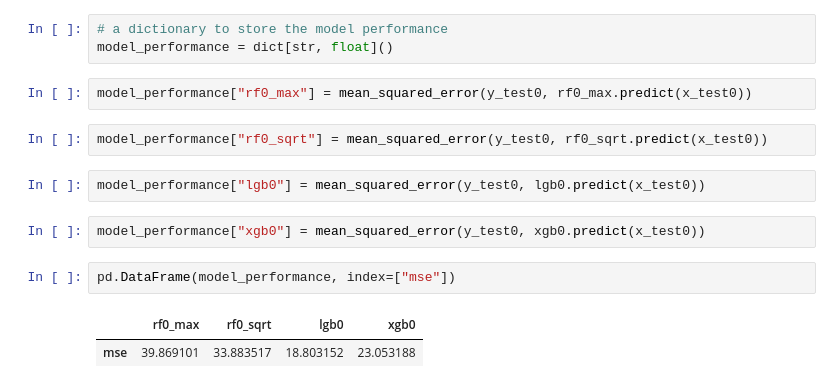
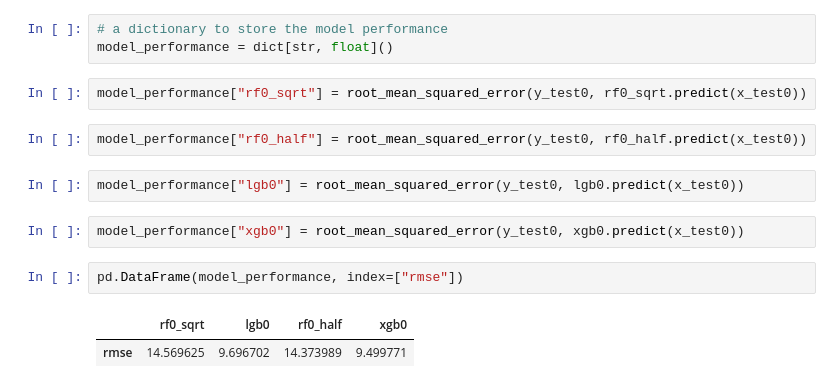
Before and after one commit to Dan23ws12/Kaggle-Predict-Future-Sales, a Jupyter notebook: src/model training and evaluation/model_evaluation.ipynb, the cells around one changed output. Drawn from its saved outputs; the diff is of its cells as text.

Commit message:
redid the model evaluation

```diff
--- a/src/model training and evaluation/model_evaluation.ipynb
+++ b/src/model training and evaluation/model_evaluation.ipynb
@@ -241,16 +237,16 @@ TESTING THE MODELS
 # %%
 # a dictionary to store the model performance
 model_performance = dict[str, float]()
-# %%
-model_performance["rf0_max"] = mean_squared_error(y_test0, rf0_max.predict(x_test0))
 # %%
-model_performance["rf0_sqrt"] = mean_squared_error(y_test0, rf0_sqrt.predict(x_test0))
+model_performance["rf0_sqrt"] = root_mean_squared_error(y_test0, rf0_sqrt.predict(x_test0))
+# %%
+model_performance["rf0_half"] = root_mean_squared_error(y_test0, rf0_half.predict(x_test0))
 # %%
-model_performance["lgb0"] = mean_squared_error(y_test0, lgb0.predict(x_test0))
+model_performance["lgb0"] = root_mean_squared_error(y_test0, lgb0.predict(x_test0))
 # %%
-model_performance["xgb0"] = mean_squared_error(y_test0, xgb0.predict(x_test0))
+model_performance["xgb0"] = root_mean_squared_error(y_test0, xgb0.predict(x_test0))
 # %%
-pd.DataFrame(model_performance, index=["mse"])
+pd.DataFrame(model_performance, index=["rmse"])
 # %% [output]
-|  | rf0_max | rf0_sqrt | lgb0 | xgb0 |
-| mse | 39.869101 | 33.883517 | 18.803152 | 23.053188 |
+|  | rf0_sqrt | lgb0 | rf0_half | xgb0 |
+| rmse | 14.569625 | 9.696702 | 14.373989 | 9.499771 |
```
Also changed, not shown: parts of 19 cells of this notebook.
